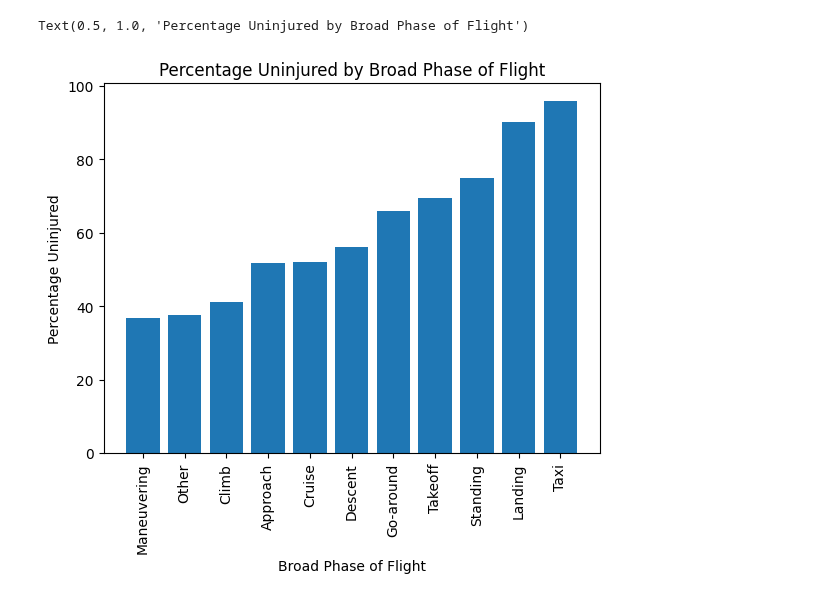
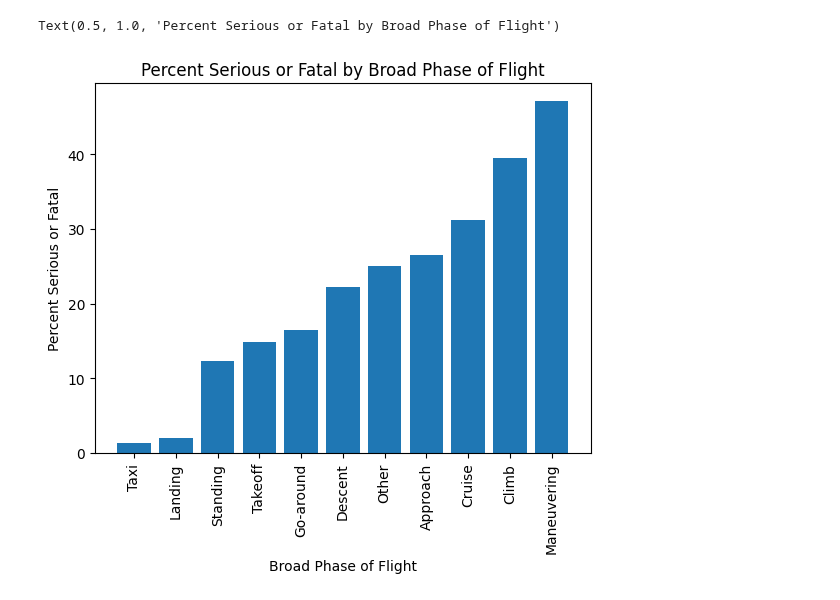
Before and after one commit to learn-co-curriculum/dsc-phase-1-project-v3, a Jupyter notebook: Notebooks/Visualizations_Colby.ipynb, the cells around one changed output. Drawn from its saved outputs; the diff is of its cells as text; code cells hidden in the pictures.

```diff
--- a/Notebooks/Visualizations_Colby.ipynb
+++ b/Notebooks/Visualizations_Colby.ipynb
@@ -141,25 +141,25 @@ weather_condition
 # %%
 #broad phase of flight bar graph
 broad_phase_of_flight.drop(['Unknown'], inplace = True)
 
 x = list(broad_phase_of_flight.index)
-y = list(broad_phase_of_flight['Percent.Uninjured'])
+y = list(broad_phase_of_flight['Percent.Serious.and.Fatal'])
 fig, ax = plt.subplots()
 
 # Plot data
 ax.bar(x, y)
 
 # Customize appearance
 ax.tick_params(axis="x", labelrotation=90)
 
-ax.set_ylabel("Percentage Uninjured")
+ax.set_ylabel("Percent Serious or Fatal")
 
 ax.set_xlabel('Broad Phase of Flight')
 
-ax.set_title("Percentage Uninjured by Broad Phase of Flight")
+ax.set_title("Percent Serious or Fatal by Broad Phase of Flight")
 # %% [output]
-Text(0.5, 1.0, 'Percentage Uninjured by Broad Phase of Flight')
+Text(0.5, 1.0, 'Percent Serious or Fatal by Broad Phase of Flight')
-[figure, old version]
+[figure, new version]
 # %%
 #engine number bar graph
 engine_num.sort_values(by = 'Percent.Uninjured')
```
Also changed, not shown: parts of 11 cells of this notebook, 1 other file.
